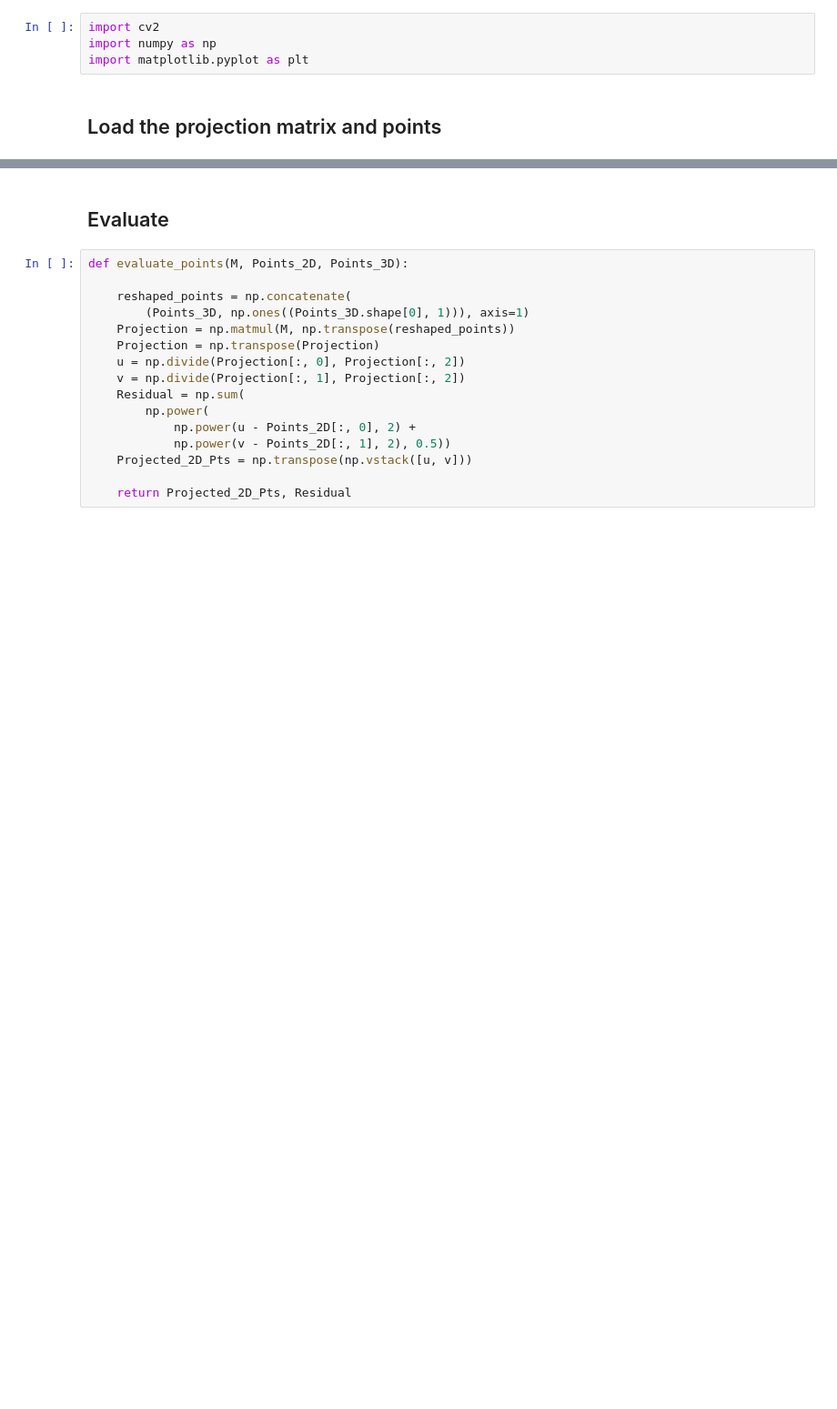
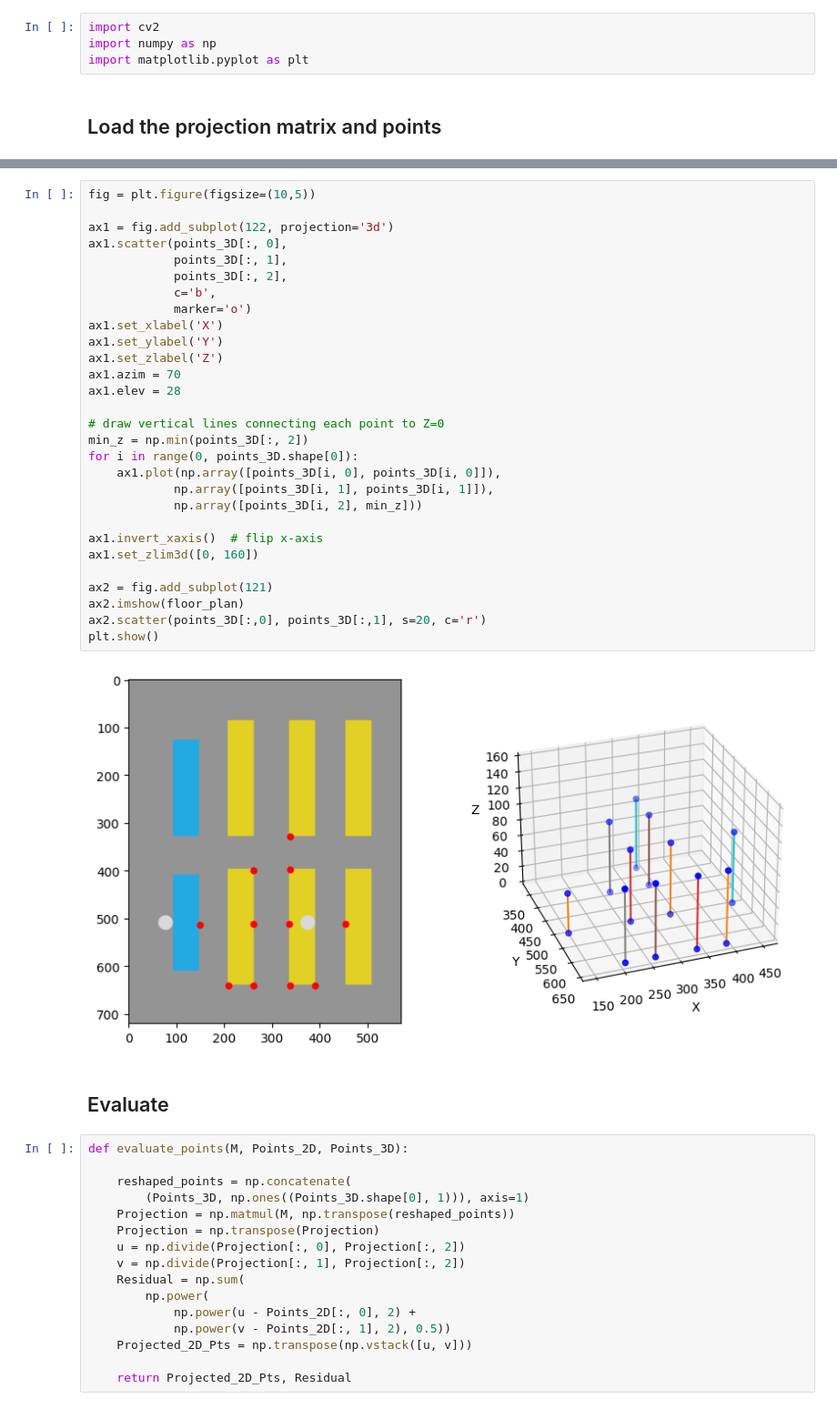
Before and after one commit to theftection/Customer-Path-Prediction, a Jupyter notebook: path_prediction/perspective_transformation/vis_projection.ipynb, the cells around one changed output, grey strips where cells are left out. Shown at 91% size. Drawn from its saved outputs; the diff is of its cells as text; blank space fills up the shorter version.

```diff
--- a/path_prediction/perspective_transformation/vis_projection.ipynb
+++ b/path_prediction/perspective_transformation/vis_projection.ipynb
@@ -25,3 +39,34 @@ array([[-1.20144418e+00,  8.67336410e-01,  2.79089415e-01,
+# %%
+fig = plt.figure(figsize=(10,5))
+
+ax1 = fig.add_subplot(122, projection='3d')
+ax1.scatter(points_3D[:, 0],
+            points_3D[:, 1],
+            points_3D[:, 2],
+            c='b',
+            marker='o')
+ax1.set_xlabel('X')
+ax1.set_ylabel('Y')
+ax1.set_zlabel('Z')
+ax1.azim = 70
+ax1.elev = 28
+
+# draw vertical lines connecting each point to Z=0
+min_z = np.min(points_3D[:, 2])
+for i in range(0, points_3D.shape[0]):
+    ax1.plot(np.array([points_3D[i, 0], points_3D[i, 0]]),
+            np.array([points_3D[i, 1], points_3D[i, 1]]),
+            np.array([points_3D[i, 2], min_z]))
+
+ax1.invert_xaxis()  # flip x-axis
+ax1.set_zlim3d([0, 160])
+
+ax2 = fig.add_subplot(121)
+ax2.imshow(floor_plan)
+ax2.scatter(points_3D[:,0], points_3D[:,1], s=20, c='r')
+plt.show()
+# %% [output]
+[figure, added]
 # %% [markdown]
 ## Evaluate
 # %%
```
Also changed, not shown: parts of 10 cells of this notebook.
